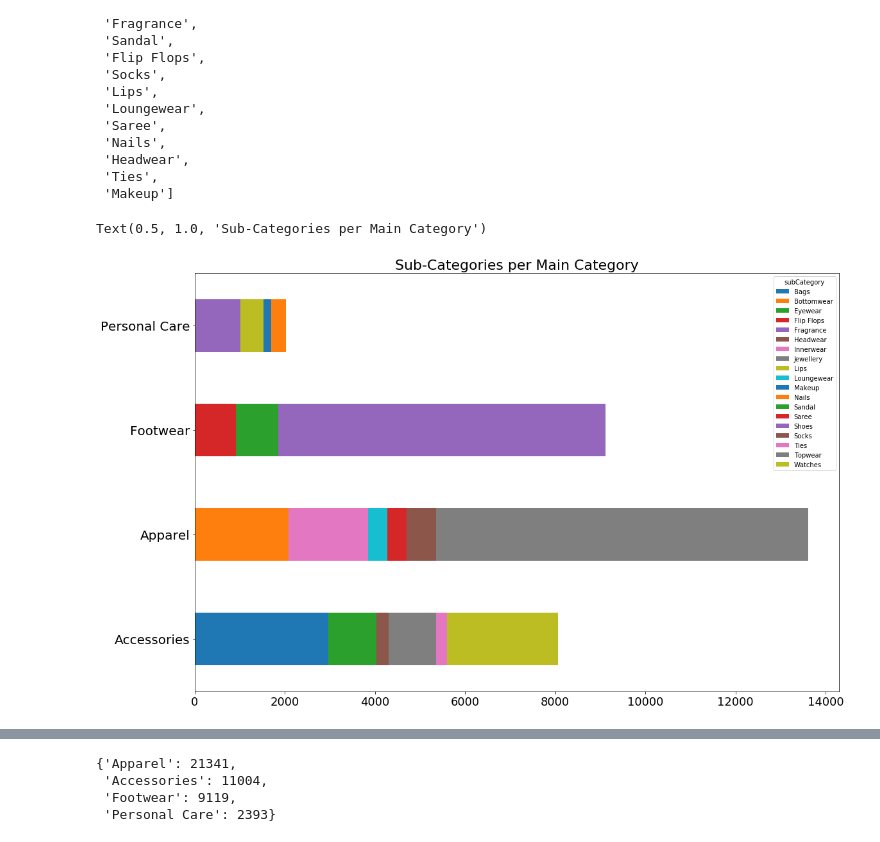
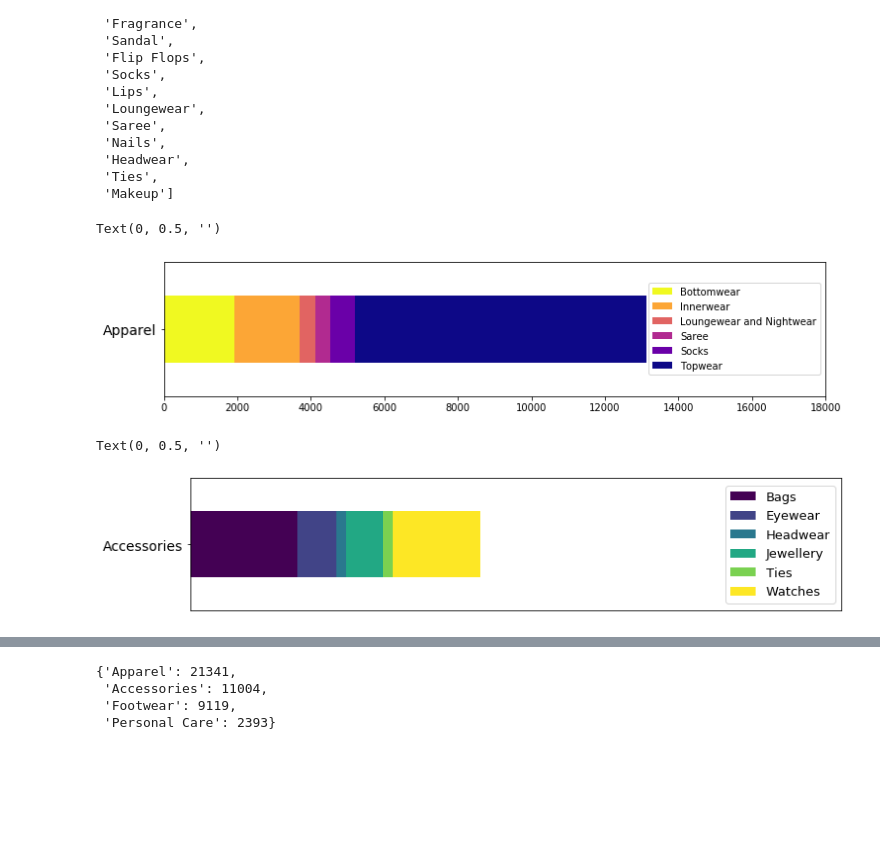
Before and after one commit to kellystroh/Inventory-Image-Classification, a Jupyter notebook: Preprocessing/EDA.ipynb, the cells around one changed output, grey strips where cells are left out. Drawn from its saved outputs; the diff is of its cells as text; code cells hidden in the pictures; blank space fills up the shorter version.

```diff
--- a/Preprocessing/EDA.ipynb
+++ b/Preprocessing/EDA.ipynb
@@ -148,0 +195,2 @@ Name: subCategory, dtype: int64
+# %%
+df = pd.read_csv('../data/full_labels_df.csv')
@@ -271,16 +309,24 @@ list(df.subCategory.value_counts().index)
  'Headwear',
  'Ties',
  'Makeup']
+# %%
+bar_app = df[df.masterCategory=='Apparel'][['masterCategory','subCategory', 'id']].groupby(['masterCategory','subCategory']).count().unstack('subCategory').fillna(0).id
+bar_app.plot(kind='barh', stacked=True,figsize=(12,2.5), cmap='plasma_r')
+plt.legend(loc='right', fontsize=10)
+plt.xlim(0,18000)
+plt.yticks(fontsize=14)
+plt.ylabel('')
+# %% [output]
+Text(0, 0.5, '')
+[figure, added]
 # %%
-df.subCategory = df.subCategory.str.replace('Loungewear and Nightwear', 'Loungewear')
-df2 = df[['masterCategory','subCategory', 'id']].groupby(['masterCategory','subCategory']).count().unstack('subCategory').fillna(0)
-df3 = df2['id']
-df4 = df3.transpose()
-df3.plot(kind='barh', stacked=True,figsize=(18,12))
+bar_acc = df[df.masterCategory=='Accessories'][['masterCategory','subCategory', 'id']].groupby(['masterCategory','subCategory']).count().unstack('subCategory').fillna(0).id
+bar_acc.plot(kind='barh', stacked=True,figsize=(12,2.5), cmap='viridis')
+plt.legend(loc='center right', fontsize=13)
+plt.xlim(0,18000)
+plt.yticks(fontsize=14)
+plt.xticks([])
 plt.ylabel('')
-plt.yticks(fontsize=20)
-plt.xticks(fontsize=18)
-plt.title('Sub-Categories per Main Category', fontsize=22)
 # %% [output]
-Text(0.5, 1.0, 'Sub-Categories per Main Category')
+Text(0, 0.5, '')
-[figure, old version]
+[figure, new version]
```
Also changed, not shown: parts of 53 cells of this notebook, 5 other files.
